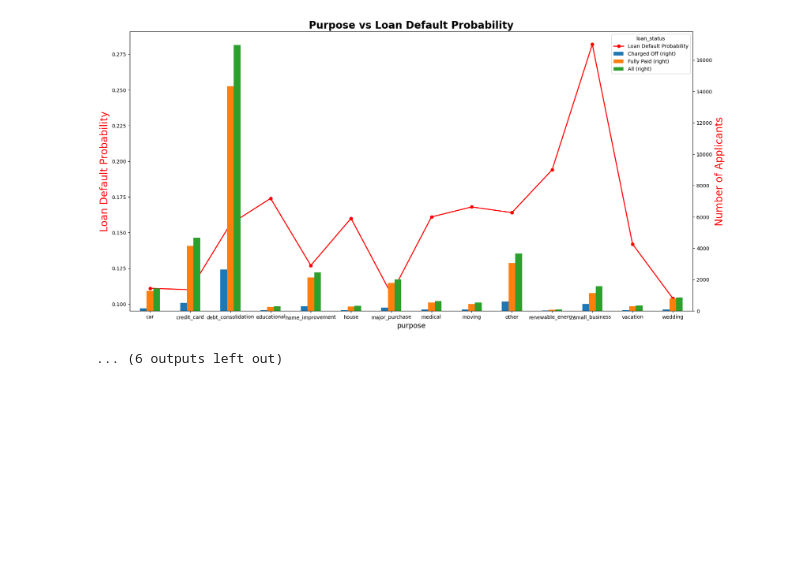
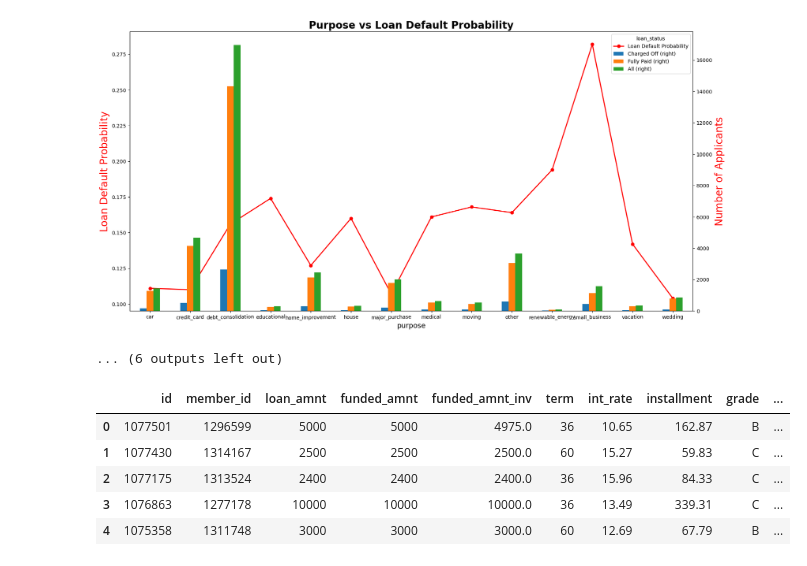
Before and after one commit to snehaljadhav2283/Loan_CaseStudy_EDA, a Jupyter notebook: Loan_Analysis.ipynb, the cells around one changed output. Cells and saved outputs as stored; diff of their text form; code cells hidden in the pictures; blank space fills up the shorter version.

```diff
--- a/Loan_Analysis.ipynb
+++ b/Loan_Analysis.ipynb
@@ -736,3 +758,30 @@ for i in cat_col_final:
 | wedding | 90 | 779 | 869 | 0.104 |
 [figure]
 ... (6 outputs left out)
+# %%
+# Create Bins for range of Loan Amount / Annual Income / Interest Rates
+
+bins = [0, 5000, 10000, 15000, 20000, 25000,40000]
+slot = ['0-5000', '5000-10000', '10000-15000', '15000-20000', '20000-25000','25000 and above']
+loan_df_defaulters['loan_amnt_range'] = pd.cut(loan_df_defaulters['loan_amnt'], bins, labels=slot)
+
+# Create Bins for range of Annual Income
+
+bins = [0, 25000, 50000, 75000, 100000,1000000]
+slot = ['0-25000', '25000-50000', '50000-75000', '75000-100000', '100000 and above']
+loan_df_defaulters['annual_inc_range'] = pd.cut(loan_df_defaulters['annual_inc'], bins, labels=slot)
+
+# Create Bins for range of Interest rates
+
+bins = [0, 7.5, 10, 12.5, 15,20]
+slot = ['0-7.5', '7.5-10', '10-12.5', '12.5-15', '15 and above']
+loan_df_defaulters['int_rate_range'] = pd.cut(loan_df_defaulters['int_rate'], bins, labels=slot)
+
+loan_df_defaulters.head()
+# %% [output]
+|  | id | member_id | loan_amnt | funded_amnt | funded_amnt_inv | term | int_rate | installment | grade | ... |
+| 0 | 1077501 | 1296599 | 5000 | 5000 | 4975.0 | 36 | 10.65 | 162.87 | B | ... |
+| 1 | 1077430 | 1314167 | 2500 | 2500 | 2500.0 | 60 | 15.27 | 59.83 | C | ... |
+| 2 | 1077175 | 1313524 | 2400 | 2400 | 2400.0 | 36 | 15.96 | 84.33 | C | ... |
+| 3 | 1076863 | 1277178 | 10000 | 10000 | 10000.0 | 36 | 13.49 | 339.31 | C | ... |
+| 4 | 1075358 | 1311748 | 3000 | 3000 | 3000.0 | 60 | 12.69 | 67.79 | B | ... |
```
Also changed, not shown: parts of 6 cells of this notebook.
